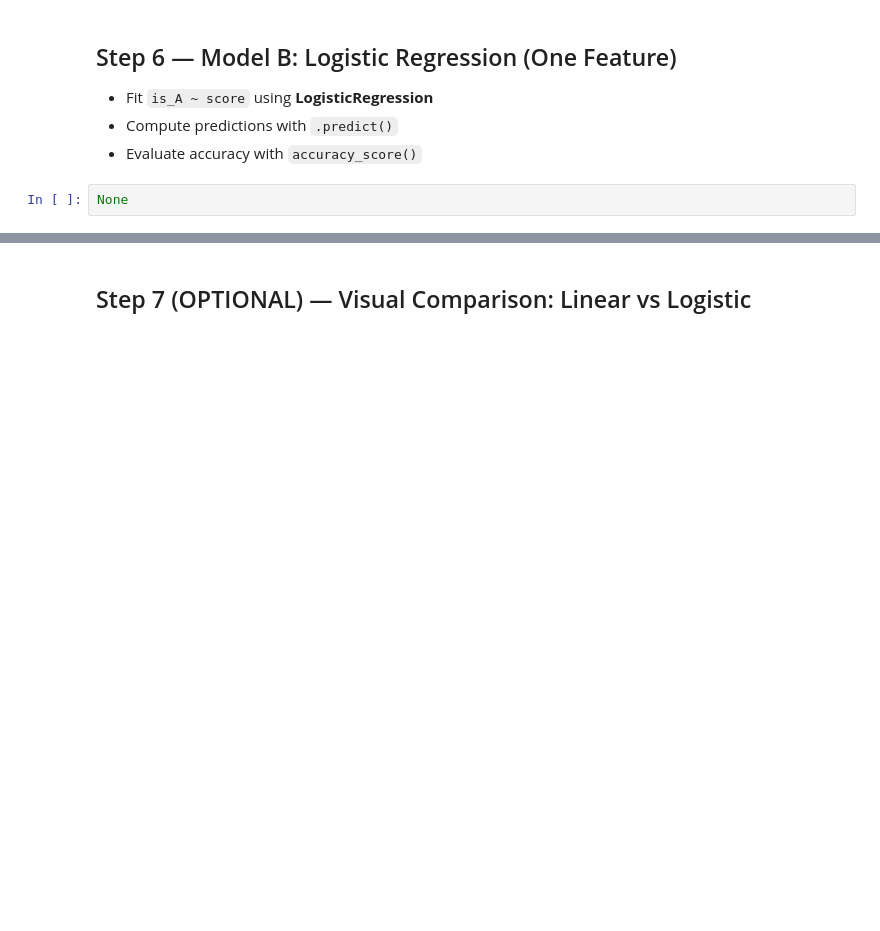
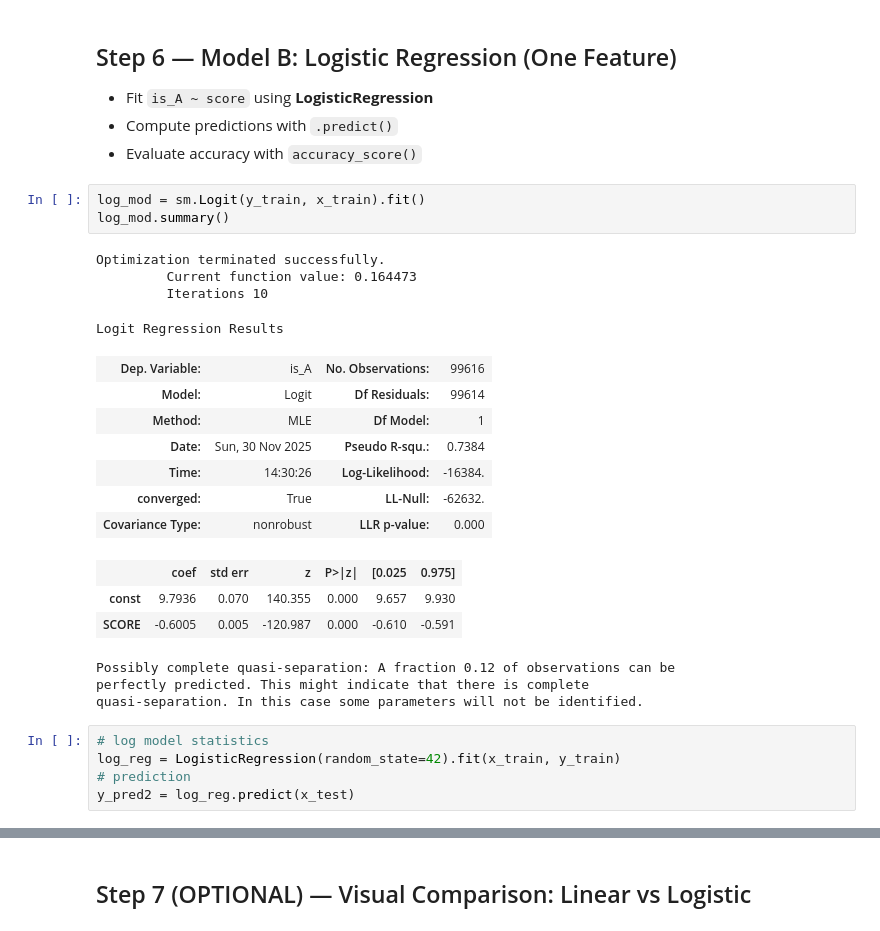
Before and after one commit to ro-the-creator/DA2025_Lectures, a Jupyter notebook: Mod6/CodeAssignments/Mod6L12_CodeAssignment_STUDENT.ipynb, the cells around one changed output, grey strips where cells are left out. Saved outputs shown, nothing was run; the diff lists cells and outputs as text; blank space fills up the shorter version.

```diff
--- a/Mod6/CodeAssignments/Mod6L12_CodeAssignment_STUDENT.ipynb
+++ b/Mod6/CodeAssignments/Mod6L12_CodeAssignment_STUDENT.ipynb
@@ -235,5 +241,29 @@ Notes:
 - Fit `is_A ~ score` using **LogisticRegression**
 - Compute predictions with `.predict()`
 - Evaluate accuracy with `accuracy_score()`
-# %%
-None
+# %%
+log_mod = sm.Logit(y_train, x_train).fit()
+log_mod.summary()
+# %% [output]
+Optimization terminated successfully.
+         Current function value: 0.164473
+         Iterations 10
+Logit Regression Results
+| Dep. Variable: | is_A | No. Observations: | 99616 |
+| Model: | Logit | Df Residuals: | 99614 |
+| Method: | MLE | Df Model: | 1 |
+| Date: | Sun, 30 Nov 2025 | Pseudo R-squ.: | 0.7384 |
+| Time: | 14:30:26 | Log-Likelihood: | -16384. |
+| converged: | True | LL-Null: | -62632. |
+| Covariance Type: | nonrobust | LLR p-value: | 0.000 |
+|  | coef | std err | z | P>|z| | [0.025 | 0.975] |
+| const | 9.7936 | 0.070 | 140.355 | 0.000 | 9.657 | 9.930 |
+| SCORE | -0.6005 | 0.005 | -120.987 | 0.000 | -0.610 | -0.591 |
+Possibly complete quasi-separation: A fraction 0.12 of observations can be
+perfectly predicted. This might indicate that there is complete
+quasi-separation. In this case some parameters will not be identified.
+# %%
+# log model statistics
+log_reg = LogisticRegression(random_state=42).fit(x_train, y_train)
+# prediction
+y_pred2 = log_reg.predict(x_test)
```
Also changed, not shown: parts of 10 cells of this notebook, 1 other file.
